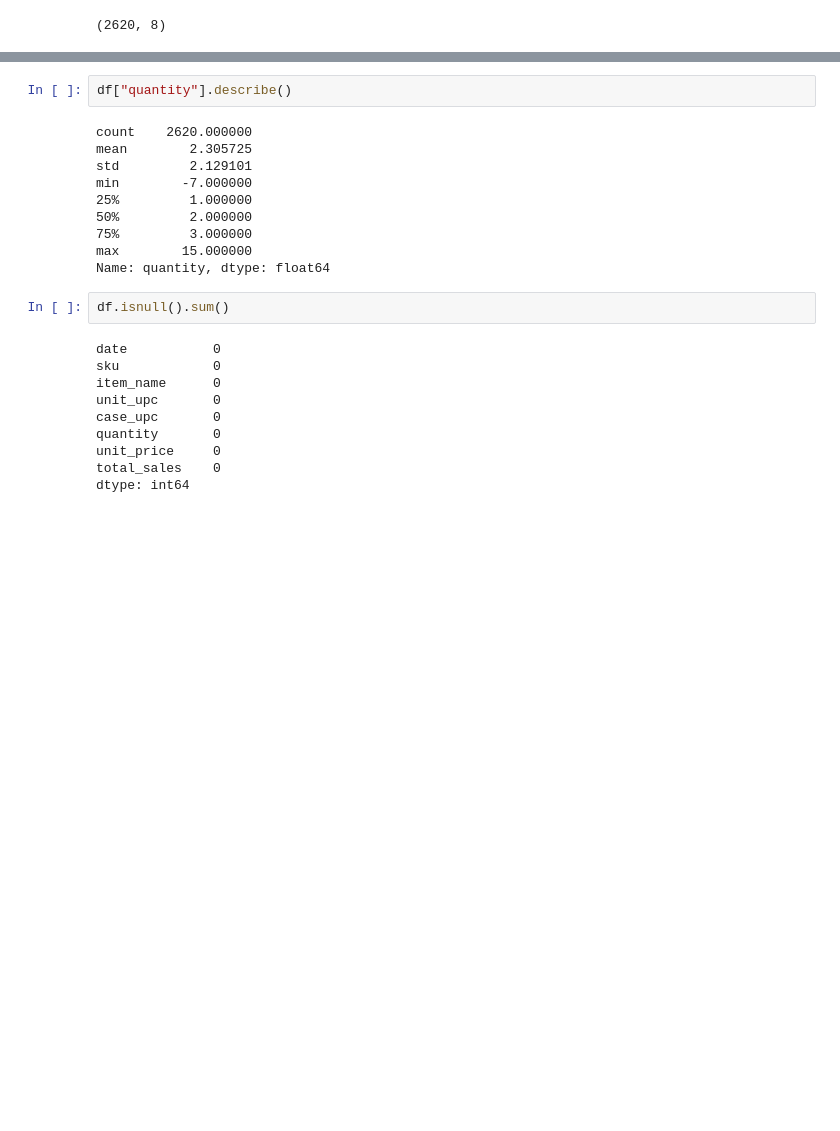
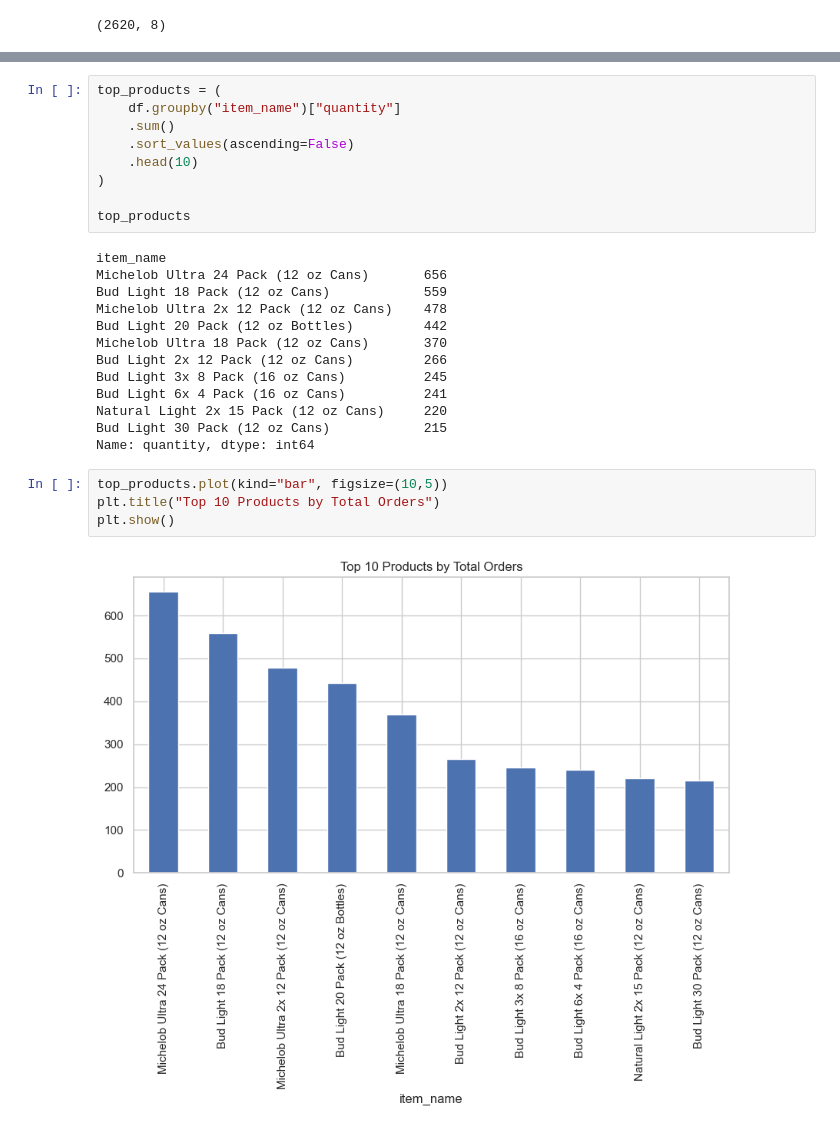
Before and after one commit to sahithgondi/beer-demand-forecasting, a Jupyter notebook: notebooks/01_eda.ipynb, the cells around one changed output, grey strips where cells are left out. Drawn from its saved outputs; the diff is of its cells as text; blank space fills up the shorter version.

```diff
--- a/notebooks/01_eda.ipynb
+++ b/notebooks/01_eda.ipynb
@@ -84,25 +87,29 @@ Date range: 2024-01-02 00:00:00 → 2026-03-17 00:00:00
 # %%
-df["quantity"].describe()
+top_products = (
+    df.groupby("item_name")["quantity"]
+    .sum()
+    .sort_values(ascending=False)
+    .head(10)
+)
+
+top_products
 # %% [output]
-count    2620.000000
-mean        2.305725
-std         2.129101
-min        -7.000000
-25%         1.000000
-50%         2.000000
-75%         3.000000
-max        15.000000
-Name: quantity, dtype: float64
+item_name
+Michelob Ultra 24 Pack (12 oz Cans)       656
+Bud Light 18 Pack (12 oz Cans)            559
+Michelob Ultra 2x 12 Pack (12 oz Cans)    478
+Bud Light 20 Pack (12 oz Bottles)         442
+Michelob Ultra 18 Pack (12 oz Cans)       370
+Bud Light 2x 12 Pack (12 oz Cans)         266
+Bud Light 3x 8 Pack (16 oz Cans)          245
+Bud Light 6x 4 Pack (16 oz Cans)          241
+Natural Light 2x 15 Pack (12 oz Cans)     220
+Bud Light 30 Pack (12 oz Cans)            215
+Name: quantity, dtype: int64
 # %%
-df.isnull().sum()
+top_products.plot(kind="bar", figsize=(10,5))
+plt.title("Top 10 Products by Total Orders")
+plt.show()
 # %% [output]
-date           0
-sku            0
-item_name      0
-unit_upc       0
-case_upc       0
-quantity       0
-unit_price     0
-total_sales    0
-dtype: int64
+[figure, added]
 # %%
```
Also changed, not shown: parts of 19 cells of this notebook, 1 other file.
